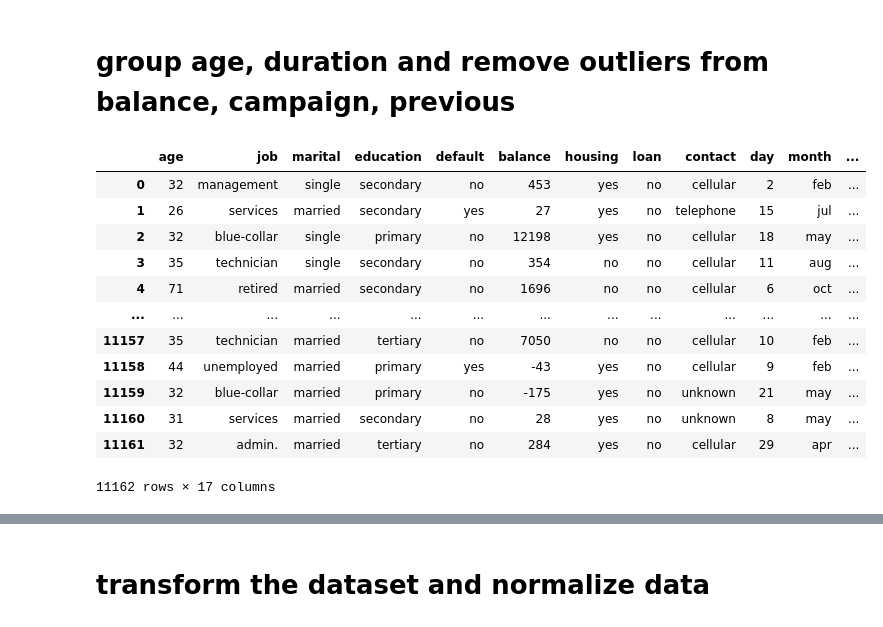
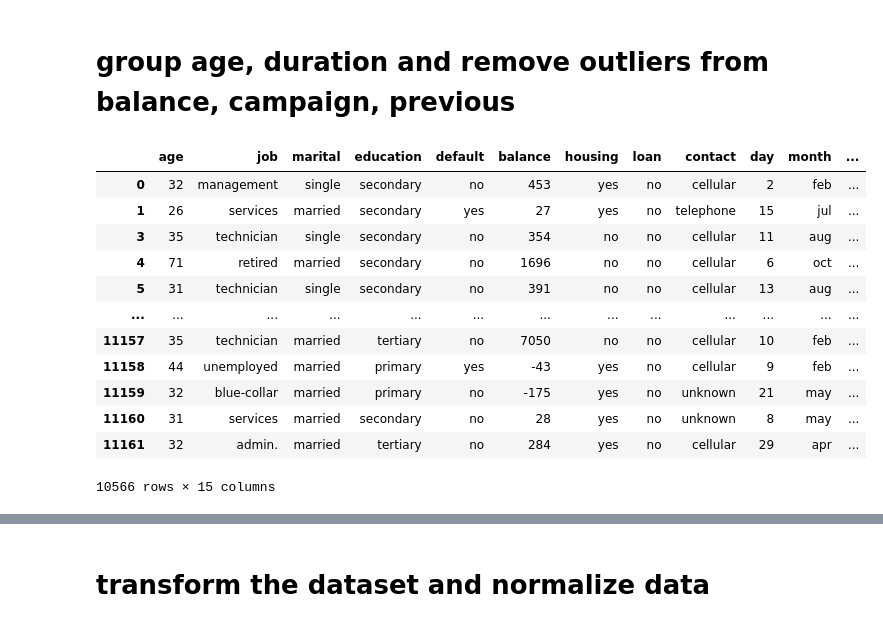
Before and after one commit to duongDSAI64/ML-miniproject, a Jupyter notebook: project.ipynb, the cells around one changed output, grey strips where cells are left out. Drawn from its saved outputs; the diff is of its cells as text; code cells hidden in the pictures.

```diff
--- a/project.ipynb
+++ b/project.ipynb
@@ -167,7 +167,7 @@ Name: campaign, dtype: float64
 # %%
 def tran_y(x):
     return 0 if x == 'no' else 1 if x == 'yes' else x
-dataset.y = new_df.y.apply(tran_y )
+new_df.y = new_df.y.apply(tran_y )
 plt.subplots(figsize = (15,15))
 plt.title('Correlation Matrix')
 sns.heatmap(data = new_df.corr(), annot=True, linewidths=0.2,annot_kws={'size' : 15})
@@ -317,25 +323,28 @@ def remove_outliers(data):
 # %%
 # remove outliers
 from scipy.stats import zscore
 dataset = new_df.copy()
 
 numerical = ['balance','previous','campaign']
 for col in numerical:
   dataset[col +'_outliers'] = dataset[col]
   dataset[col +'_outliers']= zscore(dataset[col +'_outliers'])
   condition1 = (dataset[col +'_outliers']>3) | (dataset[col +'_outliers']<-3 )
   dataset.drop(dataset[condition1].index, axis = 0, inplace = True)
+dataset.drop(columns = ['poutcome','pdays','balance_outliers','previous_outliers','campaign_outliers'],inplace = True)
+columns = dataset.columns
+dataset
 # %% [output]
 |  | age | job | marital | education | default | balance | housing | loan | contact | day | month | ... |
 | 0 | 32 | management | single | secondary | no | 453 | yes | no | cellular | 2 | feb | ... |
 | 1 | 26 | services | married | secondary | yes | 27 | yes | no | telephone | 15 | jul | ... |
-| 2 | 32 | blue-collar | single | primary | no | 12198 | yes | no | cellular | 18 | may | ... |
 | 3 | 35 | technician | single | secondary | no | 354 | no | no | cellular | 11 | aug | ... |
 | 4 | 71 | retired | married | secondary | no | 1696 | no | no | cellular | 6 | oct | ... |
+| 5 | 31 | technician | single | secondary | no | 391 | no | no | cellular | 13 | aug | ... |
 | ... | ... | ... | ... | ... | ... | ... | ... | ... | ... | ... | ... | ... |
 | 11157 | 35 | technician | married | tertiary | no | 7050 | no | no | cellular | 10 | feb | ... |
 | 11158 | 44 | unemployed | married | primary | yes | -43 | yes | no | cellular | 9 | feb | ... |
 | 11159 | 32 | blue-collar | married | primary | no | -175 | yes | no | unknown | 21 | may | ... |
 | 11160 | 31 | services | married | secondary | no | 28 | yes | no | unknown | 8 | may | ... |
 | 11161 | 32 | admin. | married | tertiary | no | 284 | yes | no | cellular | 29 | apr | ... |
-11162 rows × 17 columns
+10566 rows × 15 columns
```
Also changed, not shown: parts of 6 cells of this notebook.
